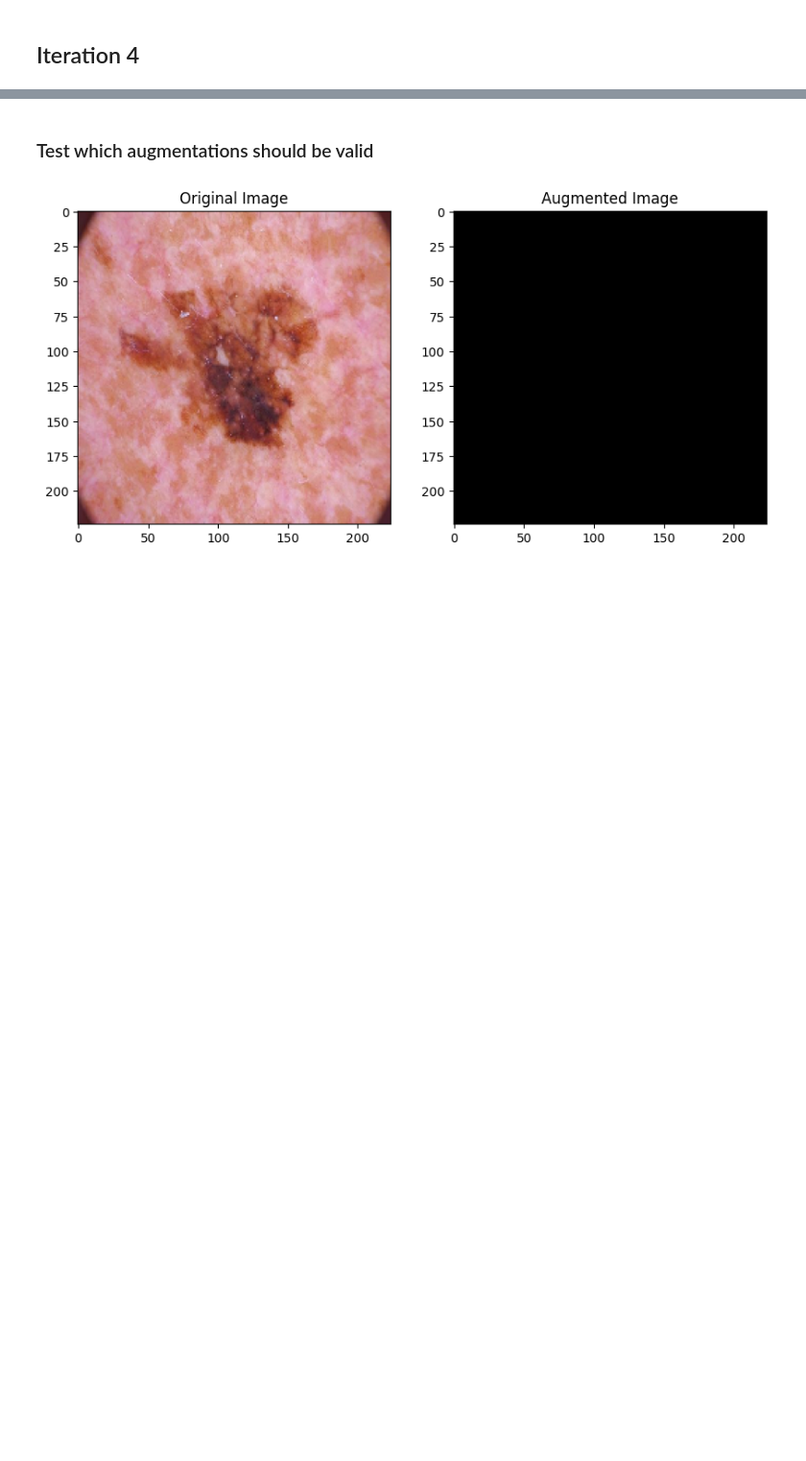
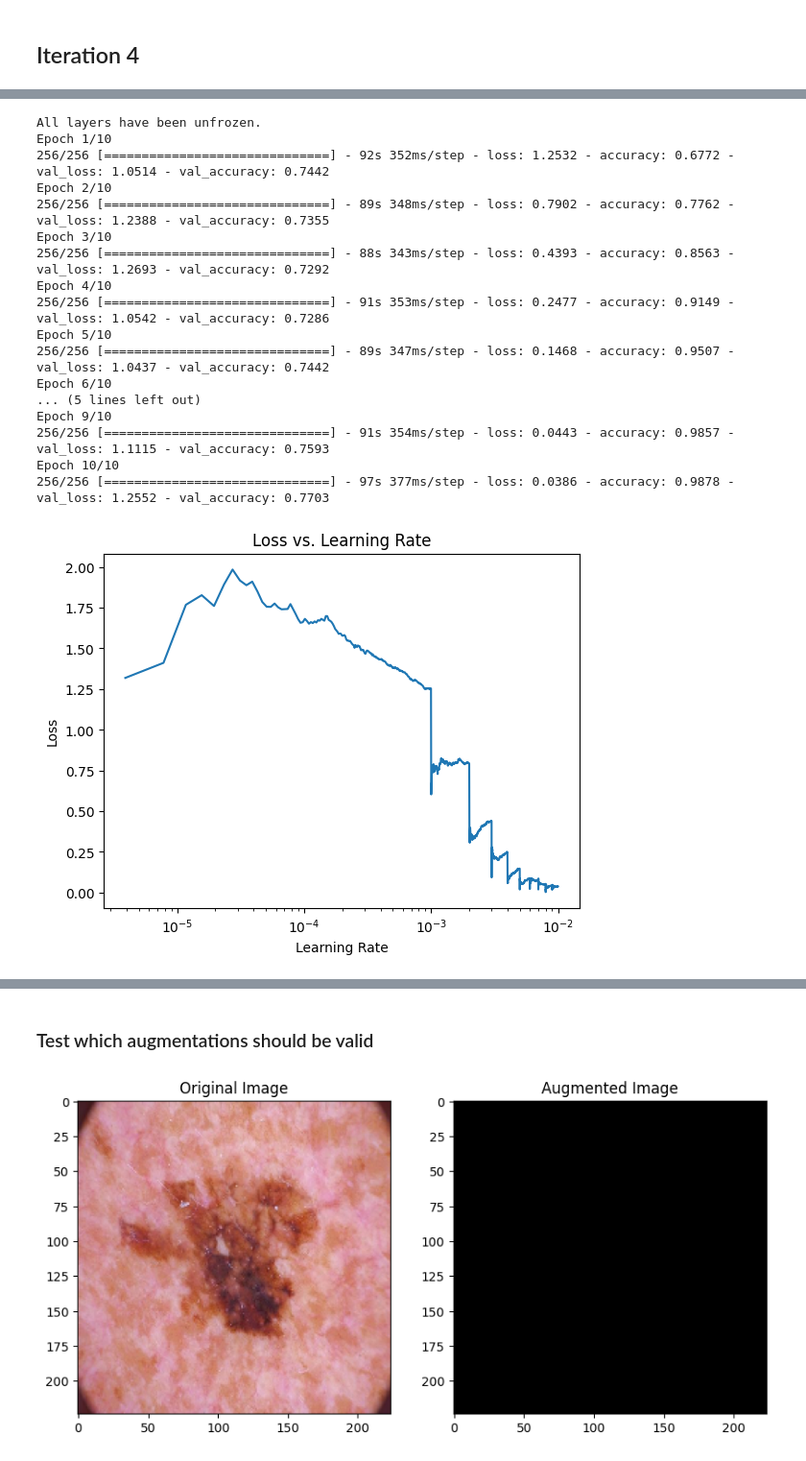
Before and after one commit to renemartensen/Classification-of-Skin-Lesions, a Jupyter notebook: makingModel.ipynb, the cells around one changed output, grey strips where cells are left out. Shown at 96% size. Cells and saved outputs as stored; diff of their text form; code cells hidden in the pictures; blank space fills up the shorter version.

```diff
--- a/makingModel.ipynb
+++ b/makingModel.ipynb
@@ -624,0 +629,17 @@ What to do next time?
+# %%
+
+from keras.applications.mobilenet_v3 import preprocess_input
+
+
+# Now import HomemadeDataloader from homemade_dataloader.py
+from homemade_dataloader import DataloaderFactory
+
+data_dir = "../../Merge Set Ordered"
+batch_size=32
+dist = []
+print(sum(dist))
+histories = []
+
+factory = DataloaderFactory(data_dir, batch_size=batch_size, image_size=(224,224), set_distribution=(70,15,15), class_distribution=dist, preprocess_function=preprocess_input)
+
+train_generator, validation_generator, test_generator = factory.get_dataloaders()
@@ -624,0 +651,5 @@ What to do next time?
+# %%
+from homemade_model_iteration_4 import CustomModel
+
+model = CustomModel(number_of_samples=train_generator.samples)
+model.compile()
@@ -624,0 +659,3 @@ What to do next time?
+# %%
+history1 = model.fit_epochs(train_generator, validation_generator, epochs=5, checkpoint_path='../../models/best_model_iteration_4.h5')
+histories.append(history1)
@@ -624,0 +678,4 @@ What to do next time?
+# %%
+model.unfreeze()
+model.lr_find(train_generator, validation_generator)
+# %% [output]
@@ -624,0 +684,18 @@ What to do next time?
+All layers have been unfrozen.
+Epoch 1/10
+256/256 [==============================] - 92s 352ms/step - loss: 1.2532 - accuracy: 0.6772 - val_loss: 1.0514 - val_accuracy: 0.7442
+Epoch 2/10
+256/256 [==============================] - 89s 348ms/step - loss: 0.7902 - accuracy: 0.7762 - val_loss: 1.2388 - val_accuracy: 0.7355
+Epoch 3/10
+256/256 [==============================] - 88s 343ms/step - loss: 0.4393 - accuracy: 0.8563 - val_loss: 1.2693 - val_accuracy: 0.7292
+Epoch 4/10
+256/256 [==============================] - 91s 353ms/step - loss: 0.2477 - accuracy: 0.9149 - val_loss: 1.0542 - val_accuracy: 0.7286
+Epoch 5/10
+256/256 [==============================] - 89s 347ms/step - loss: 0.1468 - accuracy: 0.9507 - val_loss: 1.0437 - val_accuracy: 0.7442
+Epoch 6/10
+... (5 lines left out)
+Epoch 9/10
+256/256 [==============================] - 91s 354ms/step - loss: 0.0443 - accuracy: 0.9857 - val_loss: 1.1115 - val_accuracy: 0.7593
+Epoch 10/10
+256/256 [==============================] - 97s 377ms/step - loss: 0.0386 - accuracy: 0.9878 - val_loss: 1.2552 - val_accuracy: 0.7703
+[figure, added]
```
Also changed, not shown: parts of 12 cells of this notebook, 4 other files.
